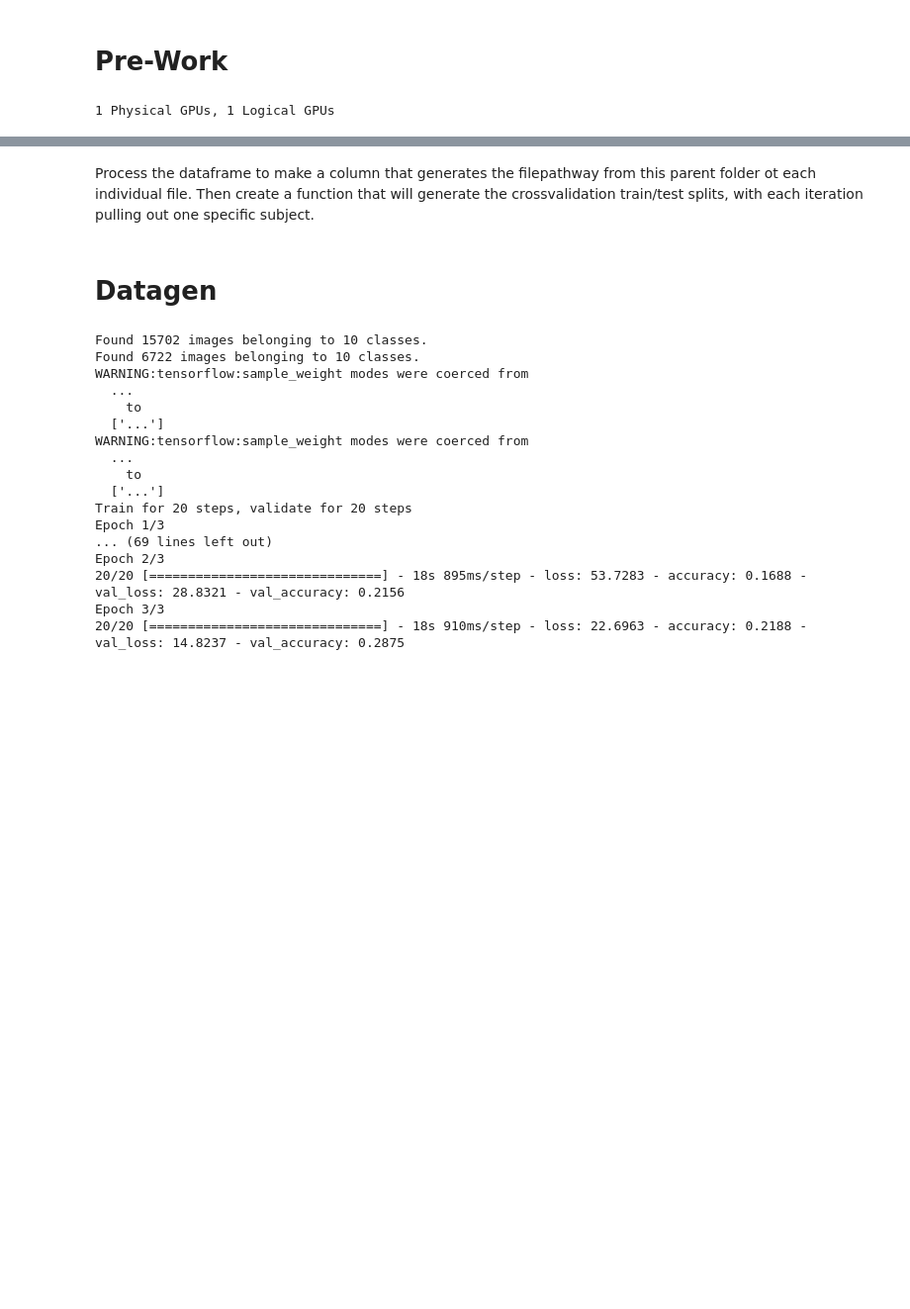
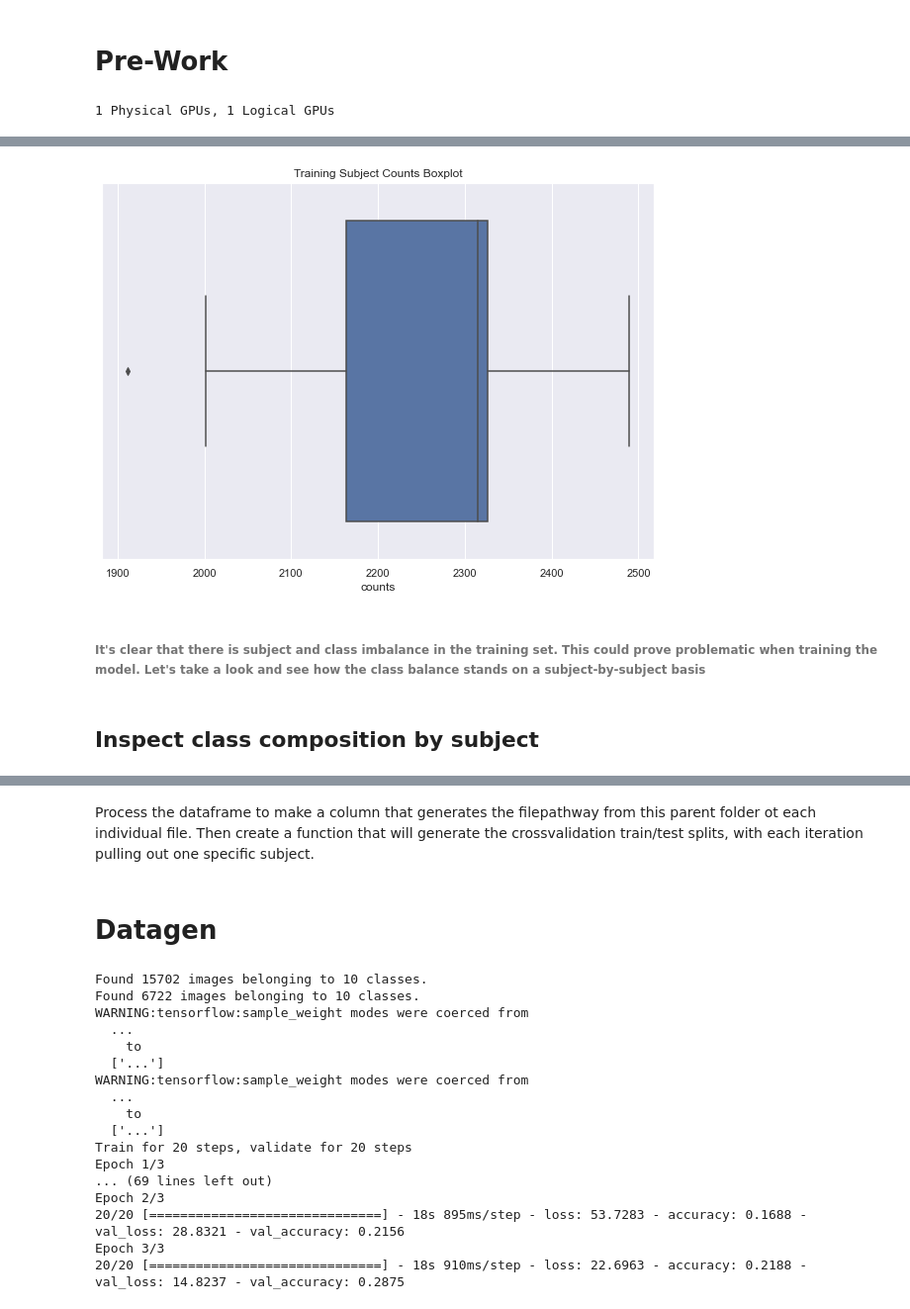
Before and after one commit to Dylan-C-Neal/DistractedDrivingClassifier, a Jupyter notebook: notebooks/Cross-Validation.ipynb, the cells around one changed output, grey strips where cells are left out. Shown: that part at 99% size. Drawn from its saved outputs; the diff is of its cells as text; code cells hidden in the pictures; blank space fills up the shorter version.

```diff
--- a/notebooks/Cross-Validation.ipynb
+++ b/notebooks/Cross-Validation.ipynb
@@ -43,0 +143,14 @@ df.head()
+# %%
+# Plot boxplot to visualize spread of class frequency
+
+fig = plt.figure(figsize=(10,7))
+_ = plt.title('Training Subject Counts Boxplot')
+_ = sns.boxplot(classes.counts)
+_ = plt.show()
+_ = plt.close()
+# %% [output]
+[figure, added]
+# %% [markdown]
+###### It's clear that there is subject and class imbalance in the training set. This could prove problematic when training the model. Let's take a look and see how the class balance stands on a subject-by-subject basis
+# %% [markdown]
+## Inspect class composition by subject
```
Also changed, not shown: parts of 23 cells of this notebook.
